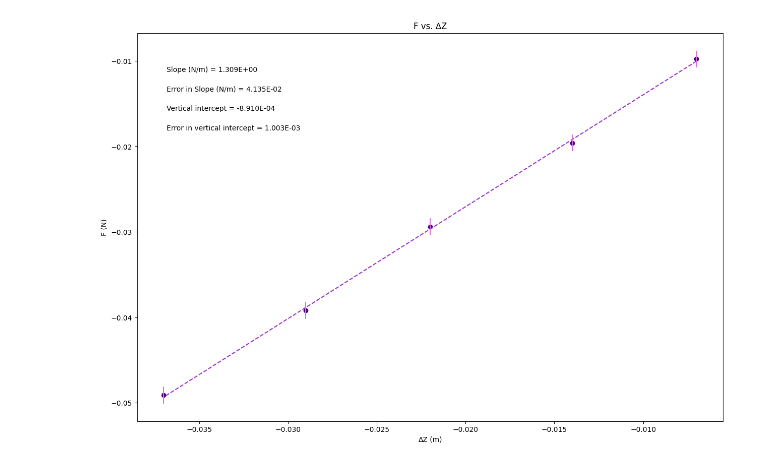
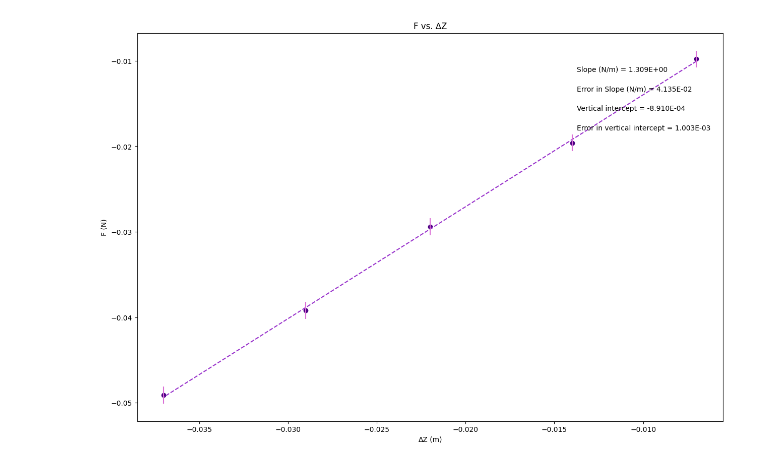
Before and after one commit to olivermoonboy/lab-work, a Jupyter notebook: F_vs_∆Z.ipynb, the cells around one changed output. Drawn from its saved outputs; the diff is of its cells as text; code cells hidden in the pictures.

```diff
--- a/F_vs_∆Z.ipynb
+++ b/F_vs_∆Z.ipynb
@@ -45,7 +45,7 @@ slope_units= 'N/m'
 #UPDATE ANNOTATION PLACEMENT SO IT'S OUT OF WAY OF PLOTTED DATA AND BEST FIT LINE
 #integer from 1 to 4, top R corner is 1 (counter-clockwise from there)
 
-annotation_placement=2
+annotation_placement=1
 
 
 #-----------------------------------------------------------------------#
@@ -92,31 +92,31 @@ elif annotation_placement==3 or annotation_placement==4:
 #Don't need to change anything in this section!
 
 #Plot data on graph. Plot error bars and place values for slope,
 #error in slope, and vertical intercept (plus error) on the plot using "annotate"
 
 plt.figure(figsize=(15,10))
 
 plt.plot(x, fit, color='darkorchid', linestyle='--')
 plt.scatter(x, y, color='indigo', marker='o')
 
 plt.xlabel(x_label)
 plt.ylabel(y_label)
 plt.title(plot_title)
 
 plt.errorbar(x, y, yerr=dy, xerr=None, fmt="none", color='orchid') #don't need to plot x error bars
 
 plt.annotate('Slope ({}) = {value:.{digits}E}'.format(slope_units,value=m, digits=3),
              (xpos, ypos[0]), xycoords='axes fraction')
 
 plt.annotate('Error in Slope ({}) = {value:.{digits}E}'.format(slope_units,value=dm, digits=3),
              (xpos, ypos[1]), xycoords='axes fraction')
 
 plt.annotate('Vertical intercept = {value:.{digits}E}'.format(value=b, digits=3),
              (xpos, ypos[2]), xycoords='axes fraction')
 
 plt.annotate('Error in vertical intercept = {value:.{digits}E}'.format(value=db, digits=3),
              (xpos, ypos[3]), xycoords='axes fraction')
 
 plt.show()
 # %% [output]
-[figure, old version]
+[figure, new version]
```
